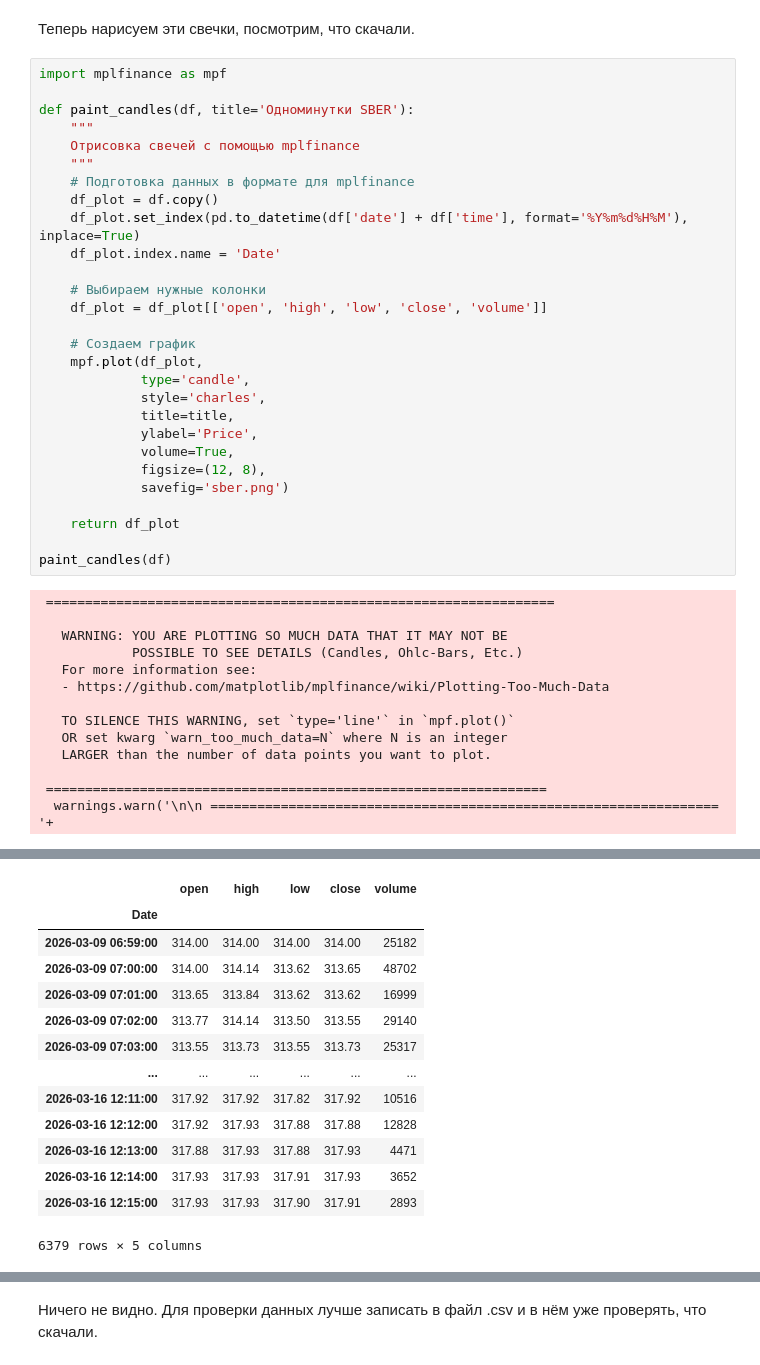
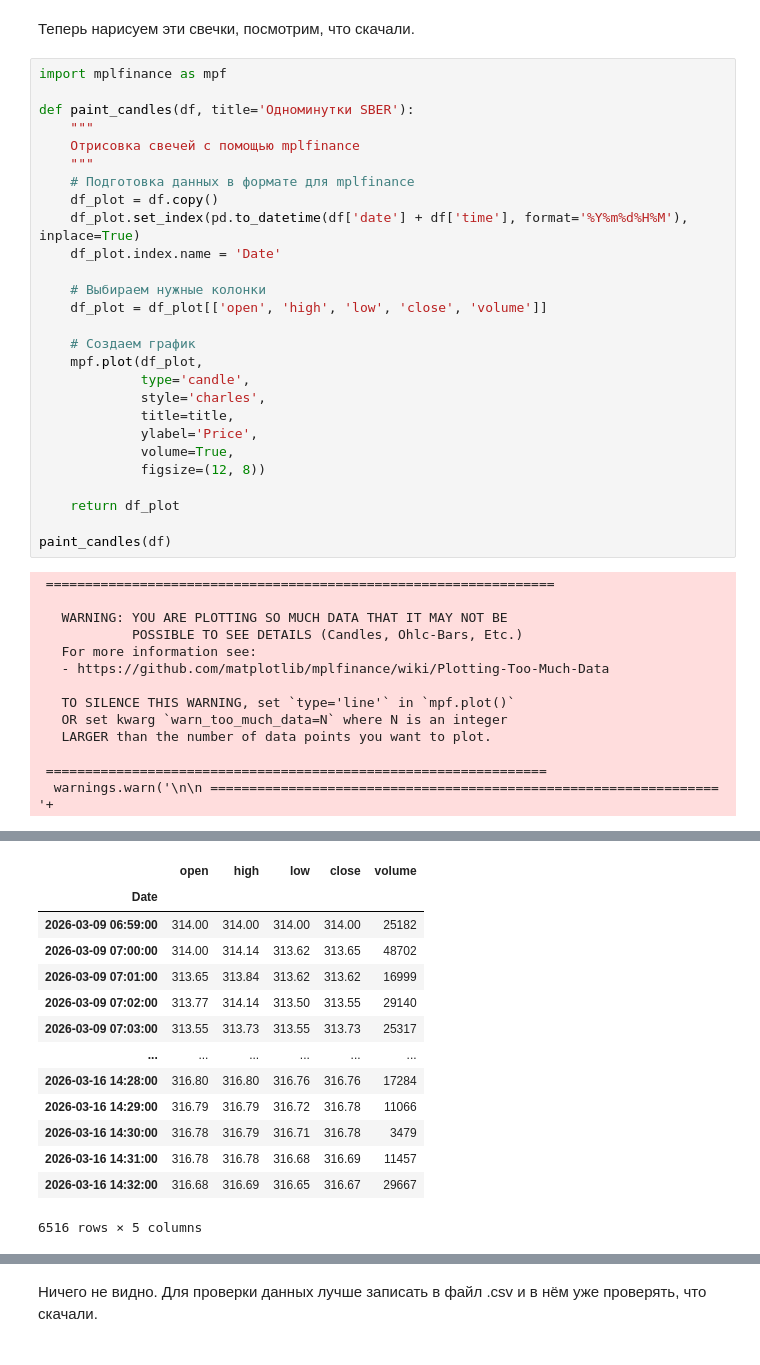
Before and after one commit to DmitriyZubkov41/statistika, a Jupyter notebook: readme.ipynb, the cells around one changed output, grey strips where cells are left out. Drawn from its saved outputs; the diff is of its cells as text.

```diff
--- a/readme.ipynb
+++ b/readme.ipynb
@@ -104,8 +104,7 @@ def paint_candles(df, title='Одноминутки SBER'):
              title=title,
              ylabel='Price',
              volume=True,
-             figsize=(12, 8),
-             savefig='sber.png')
+             figsize=(12, 8))
 
     return df_plot
 
@@ -127,17 +127,17 @@ paint_candles(df)
 |  | open | high | low | close | volume |
 | Date |  |  |  |  |  |
 | 2026-03-09 06:59:00 | 314.00 | 314.00 | 314.00 | 314.00 | 25182 |
 | 2026-03-09 07:00:00 | 314.00 | 314.14 | 313.62 | 313.65 | 48702 |
 | 2026-03-09 07:01:00 | 313.65 | 313.84 | 313.62 | 313.62 | 16999 |
 | 2026-03-09 07:02:00 | 313.77 | 314.14 | 313.50 | 313.55 | 29140 |
 | 2026-03-09 07:03:00 | 313.55 | 313.73 | 313.55 | 313.73 | 25317 |
 | ... | ... | ... | ... | ... | ... |
-| 2026-03-16 12:11:00 | 317.92 | 317.92 | 317.82 | 317.92 | 10516 |
-| 2026-03-16 12:12:00 | 317.92 | 317.93 | 317.88 | 317.88 | 12828 |
-| 2026-03-16 12:13:00 | 317.88 | 317.93 | 317.88 | 317.93 | 4471 |
-| 2026-03-16 12:14:00 | 317.93 | 317.93 | 317.91 | 317.93 | 3652 |
-| 2026-03-16 12:15:00 | 317.93 | 317.93 | 317.90 | 317.91 | 2893 |
+| 2026-03-16 14:28:00 | 316.80 | 316.80 | 316.76 | 316.76 | 17284 |
+| 2026-03-16 14:29:00 | 316.79 | 316.79 | 316.72 | 316.78 | 11066 |
+| 2026-03-16 14:30:00 | 316.78 | 316.79 | 316.71 | 316.78 | 3479 |
+| 2026-03-16 14:31:00 | 316.78 | 316.78 | 316.68 | 316.69 | 11457 |
+| 2026-03-16 14:32:00 | 316.68 | 316.69 | 316.65 | 316.67 | 29667 |
-6379 rows × 5 columns
+6516 rows × 5 columns
 # %% [markdown]
 ![График свечей Сбербанка](sber.png)
 # %% [markdown]
```
Also changed, not shown: parts of 9 cells of this notebook, 1 other file.
